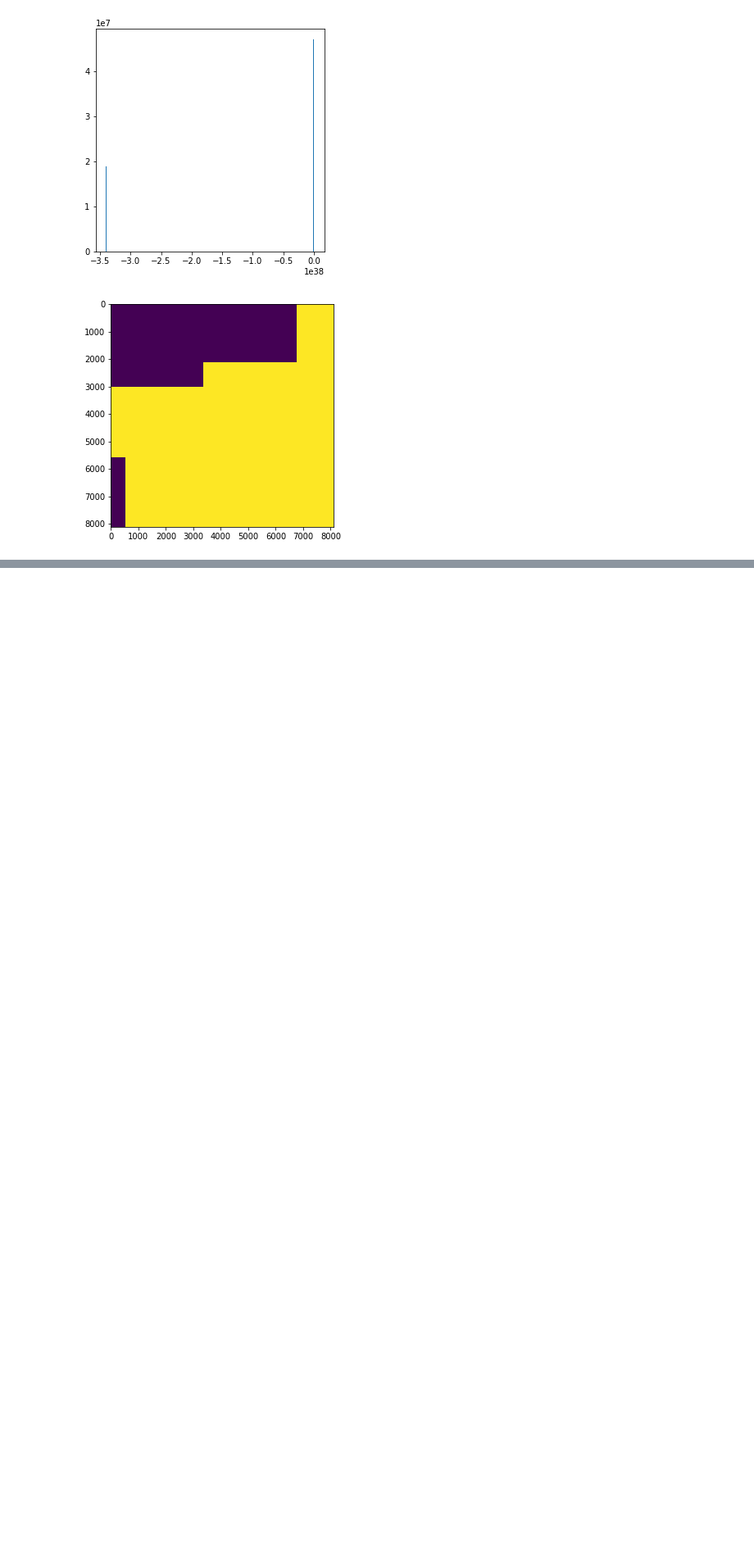
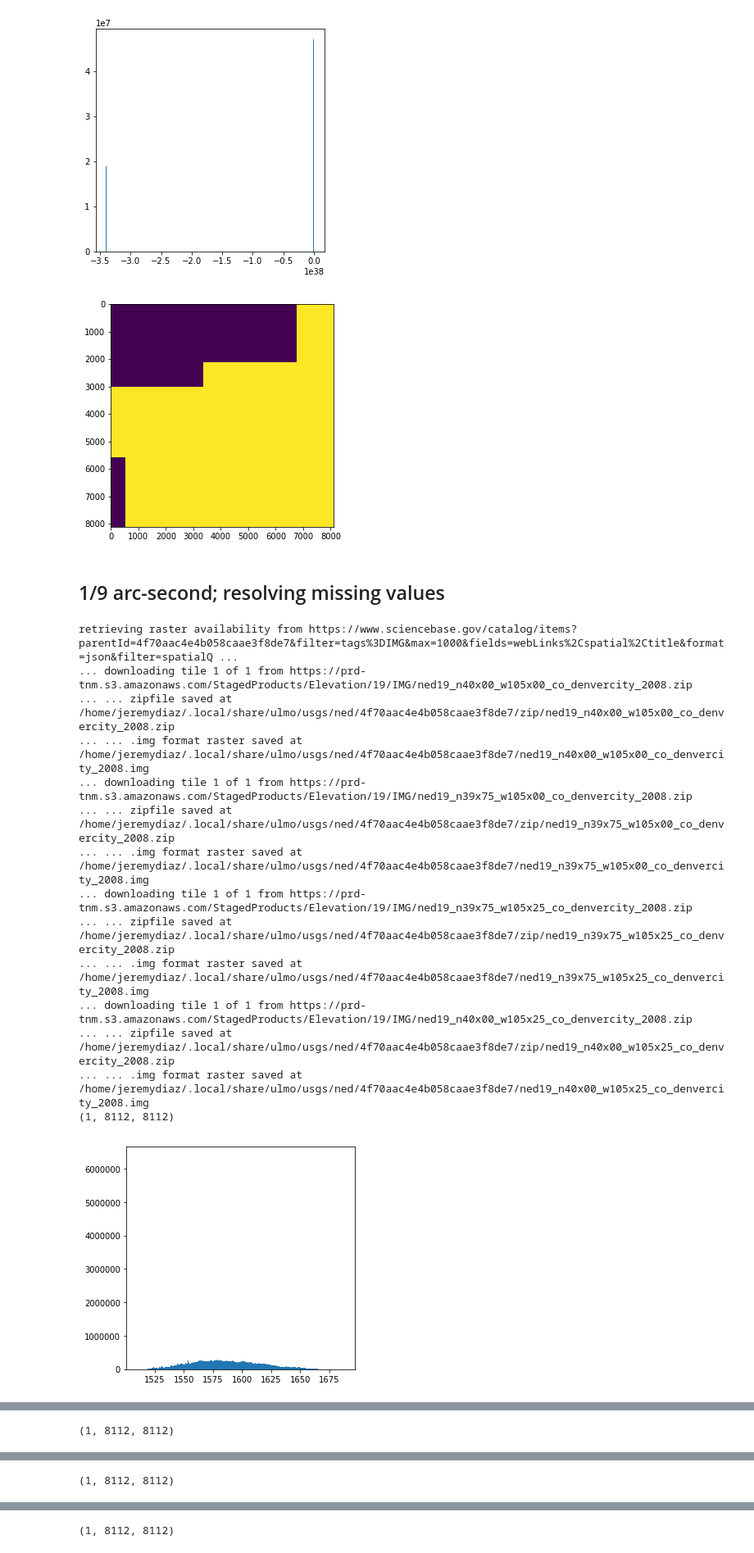
Before and after one commit to jdiaz4302/DEM_SuperResolution, a Jupyter notebook: 1-initial-explorations.ipynb, the cells around one changed output, grey strips where cells are left out. Shown: that part at 82% size. Drawn from its saved outputs; the diff is of its cells as text; code cells hidden in the pictures; blank space fills up the shorter version.

Commit message:
Turns out 1/9 has a lot of NA; we can no visualize those better

```diff
--- a/1-initial-explorations.ipynb
+++ b/1-initial-explorations.ipynb
@@ -26,7 +26,7 @@ Denver_box = [-105.02500534057619, # min long
 # %% [markdown]
 Defining a function to download the data, find the local file, import the DEM as a `numpy` array, view the histogram of elevation values, and, lastly, view the DEM
 # %%
-def view_Denver_DEM(arcsecond_value):
+def view_Denver_DEM(arcsecond_value, remove_missing):
 
     download = ulmo.usgs.ned.get_raster(layer = arcsecond_value,
                                         bbox = Denver_box)
@@ -38,11 +38,15 @@ def view_Denver_DEM(arcsecond_value):
             DEM = src.read()
         print(DEM.shape)
         DEM_flat = DEM.ravel()
-        #DEM_flat = DEM_flat[DEM_flat != DEM_flat.min()]
+        real_lowest_value = np.unique(np.sort(DEM_flat))[1]
+
+        if remove_missing:
+            DEM_flat[DEM_flat == DEM_flat.min()] = real_lowest_value
+
         plt.hist(DEM_flat, bins = 500);
         plt.ioff()
         plt.show()
-        plt.imshow(DEM.squeeze(), cmap = 'viridis')
+        plt.imshow(DEM_flat.reshape(DEM.shape).squeeze(), cmap = 'viridis')
         plt.ioff()
         plt.show();
 # %% [markdown]
@@ -111,3 +115,23 @@ retrieving raster availability from https://www.sciencebase.gov/catalog/items?pa
 (1, 8112, 8112)
 [figure]
 [figure]
+# %% [markdown]
+## 1/9 arc-second; resolving missing values
+# %%
+view_Denver_DEM('1/9 arc-second', True)
+# %% [output]
+retrieving raster availability from https://www.sciencebase.gov/catalog/items?parentId=4f70aac4e4b058caae3f8de7&filter=tags%3DIMG&max=1000&fields=webLinks%2Cspatial%2Ctitle&format=json&filter=spatialQ ...
+... downloading tile 1 of 1 from https://prd-tnm.s3.amazonaws.com/StagedProducts/Elevation/19/IMG/ned19_n40x00_w105x00_co_denvercity_2008.zip
+... ... zipfile saved at /home/jeremydiaz/.local/share/ulmo/usgs/ned/4f70aac4e4b058caae3f8de7/zip/ned19_n40x00_w105x00_co_denvercity_2008.zip
+... ... .img format raster saved at /home/jeremydiaz/.local/share/ulmo/usgs/ned/4f70aac4e4b058caae3f8de7/ned19_n40x00_w105x00_co_denvercity_2008.img
+... downloading tile 1 of 1 from https://prd-tnm.s3.amazonaws.com/StagedProducts/Elevation/19/IMG/ned19_n39x75_w105x00_co_denvercity_2008.zip
+... ... zipfile saved at /home/jeremydiaz/.local/share/ulmo/usgs/ned/4f70aac4e4b058caae3f8de7/zip/ned19_n39x75_w105x00_co_denvercity_2008.zip
+... ... .img format raster saved at /home/jeremydiaz/.local/share/ulmo/usgs/ned/4f70aac4e4b058caae3f8de7/ned19_n39x75_w105x00_co_denvercity_2008.img
+... downloading tile 1 of 1 from https://prd-tnm.s3.amazonaws.com/StagedProducts/Elevation/19/IMG/ned19_n39x75_w105x25_co_denvercity_2008.zip
+... ... zipfile saved at /home/jeremydiaz/.local/share/ulmo/usgs/ned/4f70aac4e4b058caae3f8de7/zip/ned19_n39x75_w105x25_co_denvercity_2008.zip
+... ... .img format raster saved at /home/jeremydiaz/.local/share/ulmo/usgs/ned/4f70aac4e4b058caae3f8de7/ned19_n39x75_w105x25_co_denvercity_2008.img
+... downloading tile 1 of 1 from https://prd-tnm.s3.amazonaws.com/StagedProducts/Elevation/19/IMG/ned19_n40x00_w105x25_co_denvercity_2008.zip
+... ... zipfile saved at /home/jeremydiaz/.local/share/ulmo/usgs/ned/4f70aac4e4b058caae3f8de7/zip/ned19_n40x00_w105x25_co_denvercity_2008.zip
+... ... .img format raster saved at /home/jeremydiaz/.local/share/ulmo/usgs/ned/4f70aac4e4b058caae3f8de7/ned19_n40x00_w105x25_co_denvercity_2008.img
+(1, 8112, 8112)
+[figure, added]
@@ -113,0 +139 @@ retrieving raster availability from https://www.sciencebase.gov/catalog/items?pa
+(1, 8112, 8112)
@@ -113,0 +142 @@ retrieving raster availability from https://www.sciencebase.gov/catalog/items?pa
+(1, 8112, 8112)
@@ -113,0 +145 @@ retrieving raster availability from https://www.sciencebase.gov/catalog/items?pa
+(1, 8112, 8112)
```
Also changed, not shown: parts of 4 cells of this notebook.
